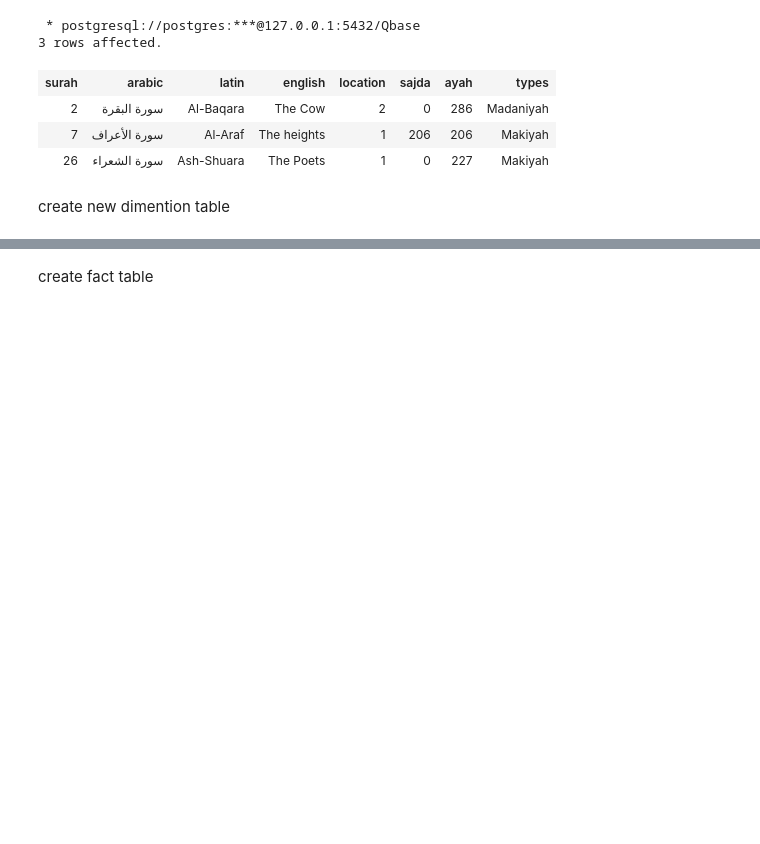
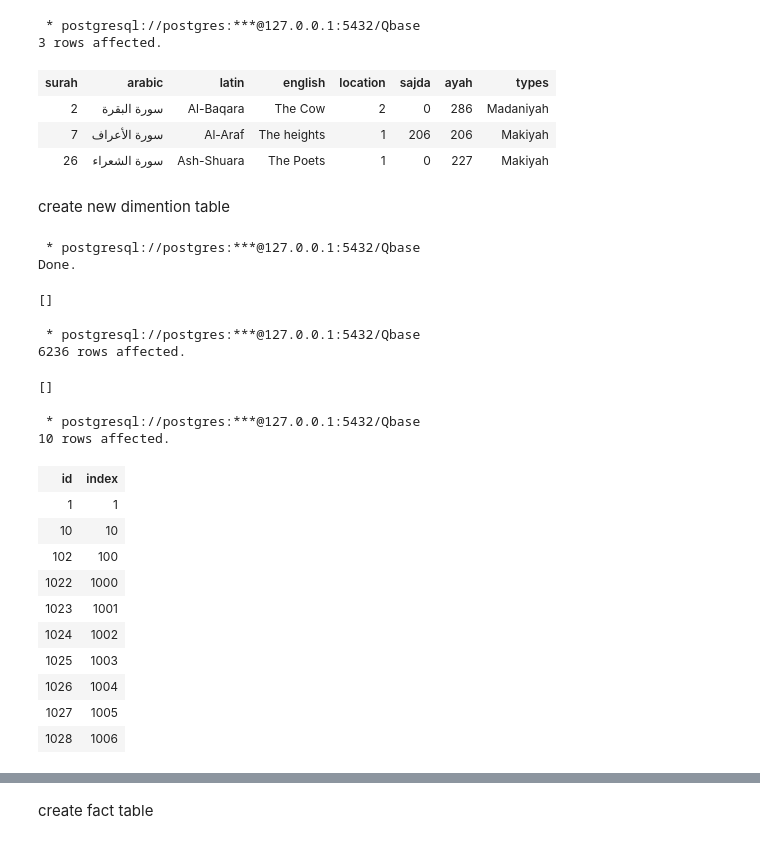
Before and after one commit to ArifYacop/quran-dataset, a Jupyter notebook: quran/query.ipynb, the cells around one changed output, grey strips where cells are left out. Saved outputs shown, nothing was run; the diff lists cells and outputs as text; code cells hidden in the pictures; blank space fills up the shorter version.

```diff
--- a/quran/query.ipynb
+++ b/quran/query.ipynb
@@ -405,6 +405,46 @@ SELECT * FROM quran_surah WHERE ayah > '200';
 | 26 | سورة الشعراء | Ash-Shuara | The Poets | 1 | 0 | 227 | Makiyah |
 # %% [markdown]
 create new dimention table
+# %%
+
+%%sql
+CREATE TABLE test_table
+(
+  id serial PRIMARY KEY,
+    index varchar NOT NULL
+);
+# %% [output]
+ * postgresql://postgres:***@127.0.0.1:5432/Qbase
+Done.
+[]
+# %%
+%%sql
+INSERT INTO test_table (index)
+SELECT index AS index
+
+FROM alquran;
+# %% [output]
+ * postgresql://postgres:***@127.0.0.1:5432/Qbase
+6236 rows affected.
+[]
+# %%
+%%sql
+select * FROM test_table ORDER BY index ASC
+limit 10
+# %% [output]
+ * postgresql://postgres:***@127.0.0.1:5432/Qbase
+10 rows affected.
+| id | index |
+| 1 | 1 |
+| 10 | 10 |
+| 102 | 100 |
+| 1022 | 1000 |
+| 1023 | 1001 |
+| 1024 | 1002 |
+| 1025 | 1003 |
+| 1026 | 1004 |
+| 1027 | 1005 |
+| 1028 | 1006 |
 # %%
 %%sql
 CREATE TABLE text_translation
```
Also changed, not shown: parts of 10 cells of this notebook.
